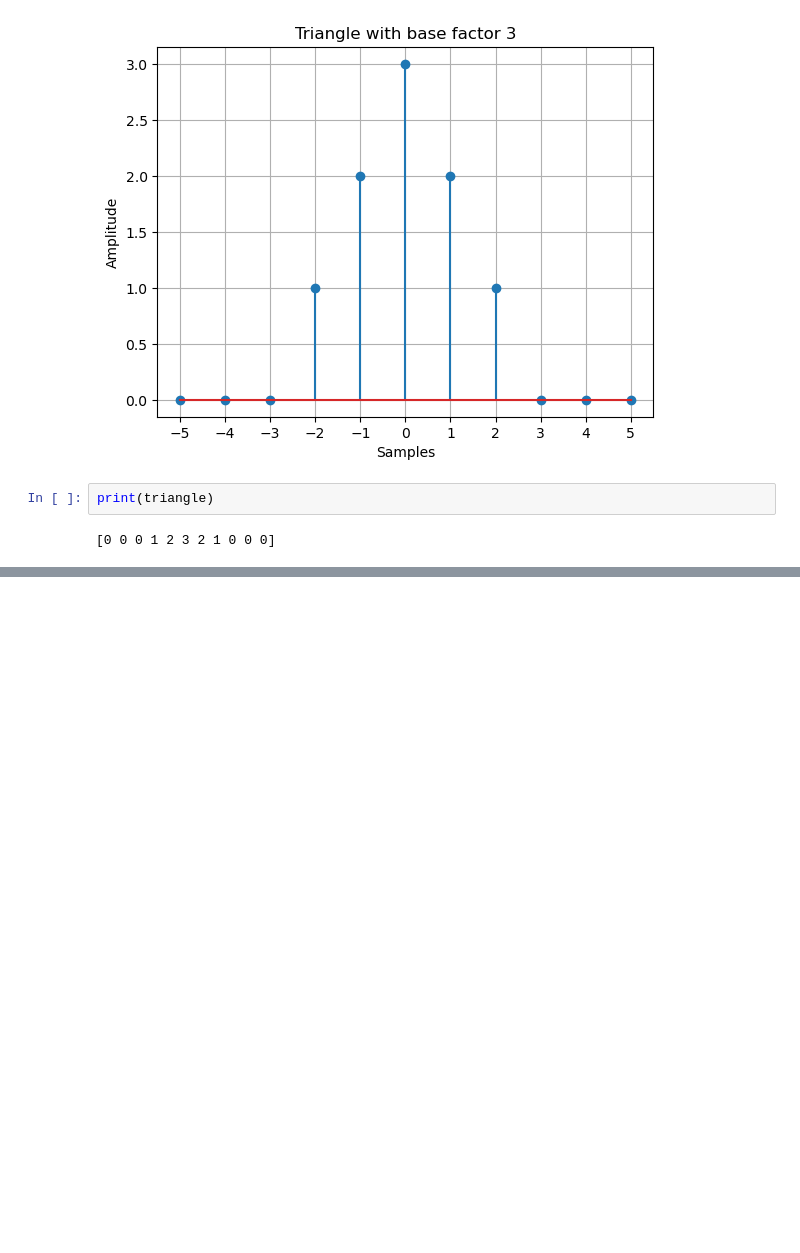
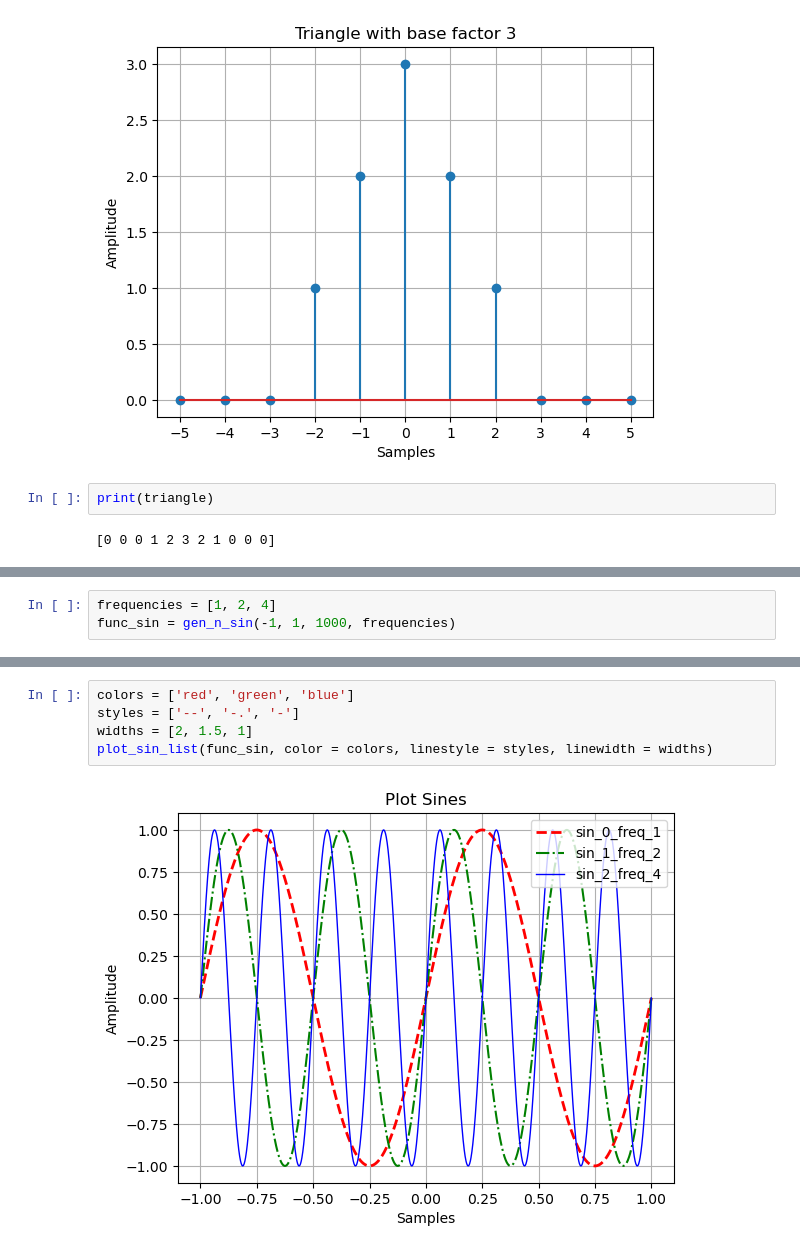
Before and after one commit to abellamas/sys, a Jupyter notebook: TP1/Lamas_Abel_TP1/main.ipynb, the cells around one changed output, grey strips where cells are left out. Drawn from its saved outputs; the diff is of its cells as text; blank space fills up the shorter version.

```diff
--- a/TP1/Lamas_Abel_TP1/main.ipynb
+++ b/TP1/Lamas_Abel_TP1/main.ipynb
@@ -92,0 +173,3 @@ normal_random = gen_discrete_signals('normal random', -7, 7, mean = 1, std = 0.3
+# %%
+frequencies = [1, 2, 4]
+func_sin = gen_n_sin(-1, 1, 1000, frequencies)
@@ -92,0 +183,7 @@ normal_random = gen_discrete_signals('normal random', -7, 7, mean = 1, std = 0.3
+# %%
+colors = ['red', 'green', 'blue']
+styles = ['--', '-.', '-']
+widths = [2, 1.5, 1]
+plot_sin_list(func_sin, color = colors, linestyle = styles, linewidth = widths)
+# %% [output]
+[figure, added]
```
Also changed, not shown: parts of 15 cells of this notebook, 4 other files.
